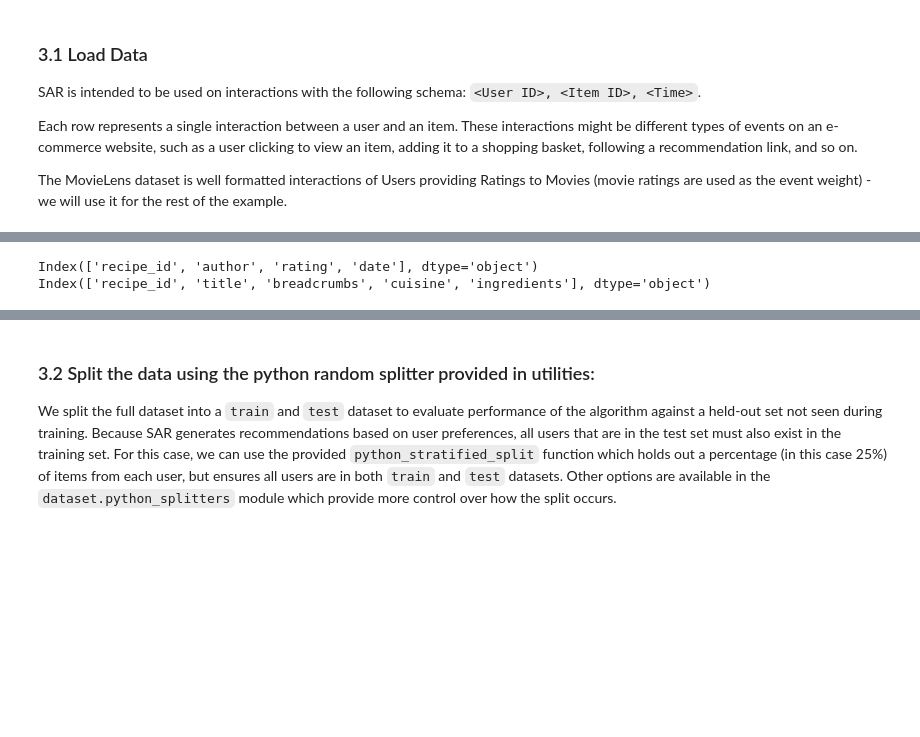
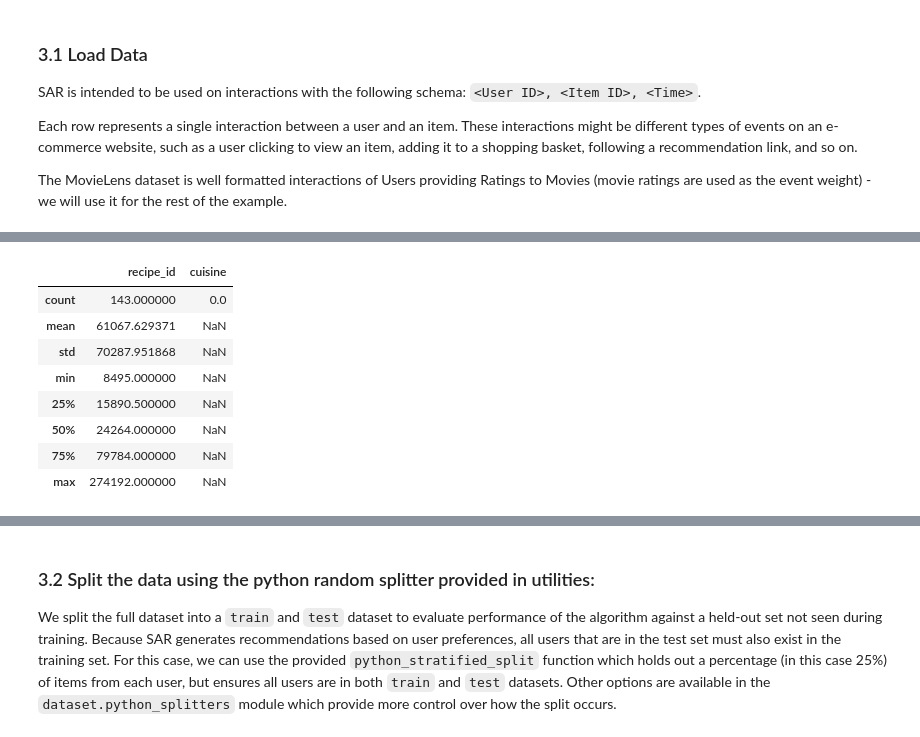
Before and after one commit to sulekahraman/meal_recommender, a Jupyter notebook: model/notebooks/sar_deep_dive.ipynb, the cells around one changed output, grey strips where cells are left out. Saved outputs shown, nothing was run; the diff lists cells and outputs as text; code cells hidden in the pictures; blank space fills up the shorter version.

```diff
--- a/model/notebooks/sar_deep_dive.ipynb
+++ b/model/notebooks/sar_deep_dive.ipynb
@@ -132,6 +153,13 @@ data.loc[:, 'rating'] = data['rating'].astype(np.float32)
 # %%
-print(data.columns)
-print(features.columns)
+#print(data.columns)
+features.describe()
 # %% [output]
-Index(['recipe_id', 'author', 'rating', 'date'], dtype='object')
-Index(['recipe_id', 'title', 'breadcrumbs', 'cuisine', 'ingredients'], dtype='object')
+|  | recipe_id | cuisine |
+| count | 143.000000 | 0.0 |
+| mean | 61067.629371 | NaN |
+| std | 70287.951868 | NaN |
+| min | 8495.000000 | NaN |
+| 25% | 15890.500000 | NaN |
+| 50% | 24264.000000 | NaN |
+| 75% | 79784.000000 | NaN |
+| max | 274192.000000 | NaN |
```
Also changed, not shown: parts of 13 cells of this notebook, 8 other files.
